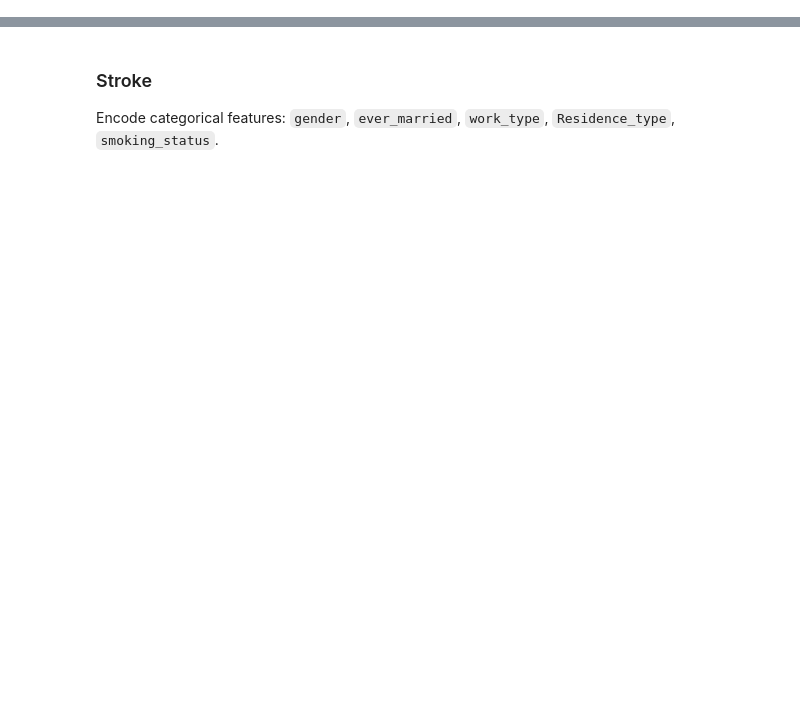
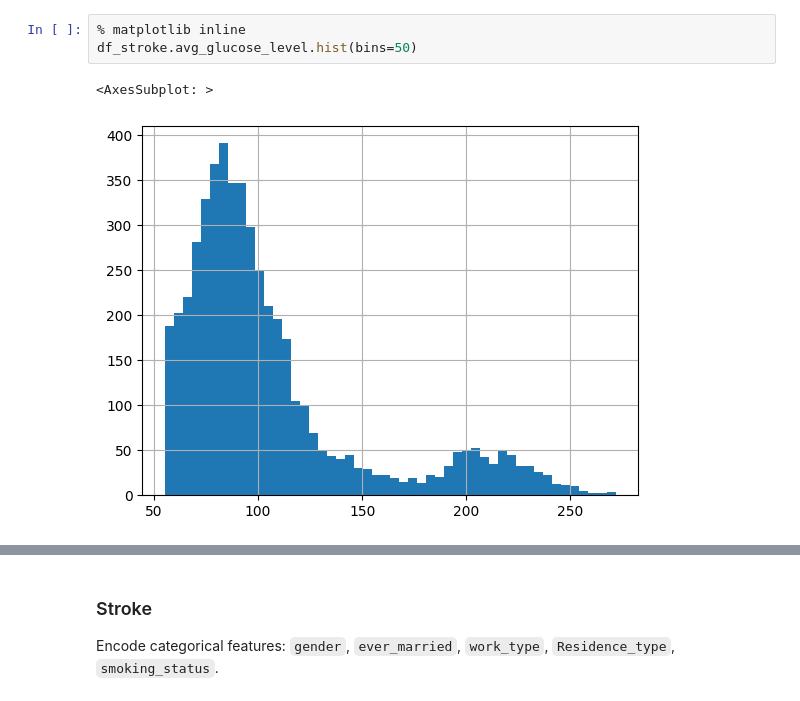
Before and after one commit to rechim25/DataShapley, a Jupyter notebook: dshap_dirty_data.ipynb, the cells around one changed output, grey strips where cells are left out. Saved outputs shown, nothing was run; the diff lists cells and outputs as text; blank space fills up the shorter version.

```diff
--- a/dshap_dirty_data.ipynb
+++ b/dshap_dirty_data.ipynb
@@ -26,0 +52,6 @@ display(df_heart)
+# %%
+% matplotlib inline
+df_stroke.avg_glucose_level.hist(bins=50)
+# %% [output]
+<AxesSubplot: >
+[figure, added]
```
Also changed, not shown: parts of 51 cells of this notebook, 4 other files.
